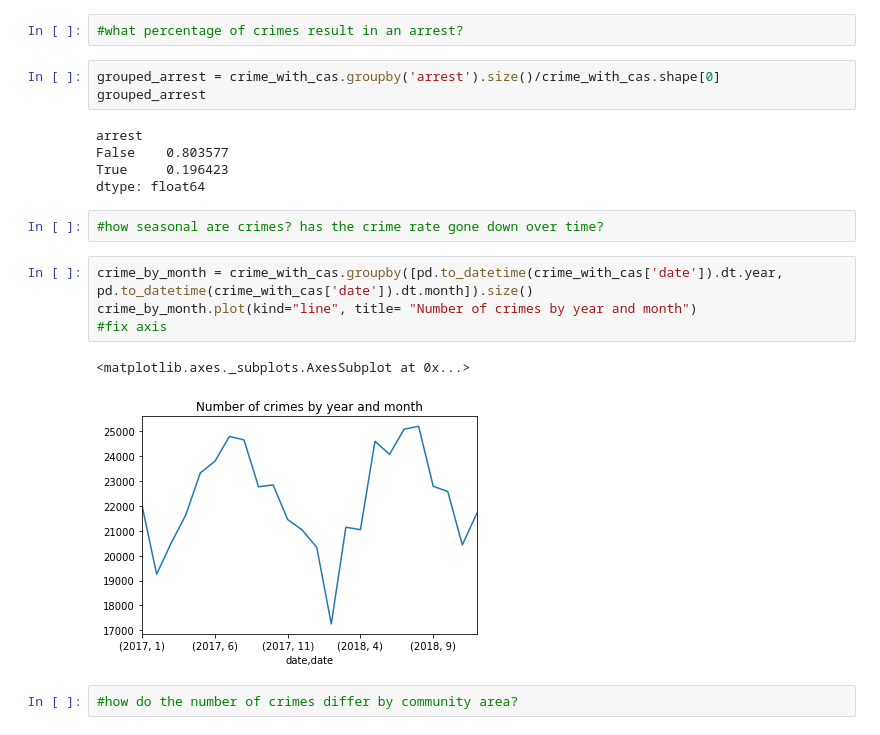
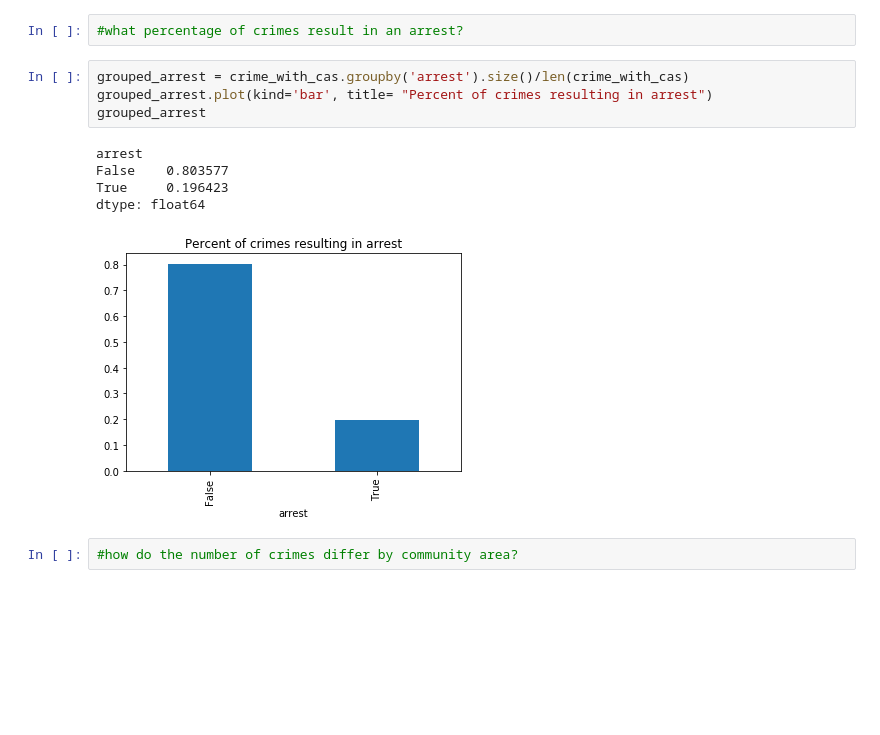
Before and after one commit to b-ganesh/ml_spring19, a Jupyter notebook: assignment1/Assignment1.ipynb, the cells around one changed output. Drawn from its saved outputs; the diff is of its cells as text; blank space fills up the shorter version.

```diff
--- a/assignment1/Assignment1.ipynb
+++ b/assignment1/Assignment1.ipynb
@@ -69,22 +124,15 @@ crime_by_type.sort_values(by = 'percent', ascending=False)
 # %%
 #what percentage of crimes result in an arrest?
 # %%
-grouped_arrest = crime_with_cas.groupby('arrest').size()/crime_with_cas.shape[0]
+grouped_arrest = crime_with_cas.groupby('arrest').size()/len(crime_with_cas)
+grouped_arrest.plot(kind='bar', title= "Percent of crimes resulting in arrest")
 grouped_arrest
 # %% [output]
 arrest
 False    0.803577
 True     0.196423
 dtype: float64
+[figure, added]
-# %%
-#how seasonal are crimes? has the crime rate gone down over time?
-# %%
-crime_by_month = crime_with_cas.groupby([pd.to_datetime(crime_with_cas['date']).dt.year, pd.to_datetime(crime_with_cas['date']).dt.month]).size()
-crime_by_month.plot(kind="line", title= "Number of crimes by year and month")
-#fix axis
-# %% [output]
-<matplotlib.axes._subplots.AxesSubplot at 0x...>
-[figure, removed]
 # %%
 #how do the number of crimes differ by community area?
 # %%
```
Also changed, not shown: parts of 14 cells of this notebook.
